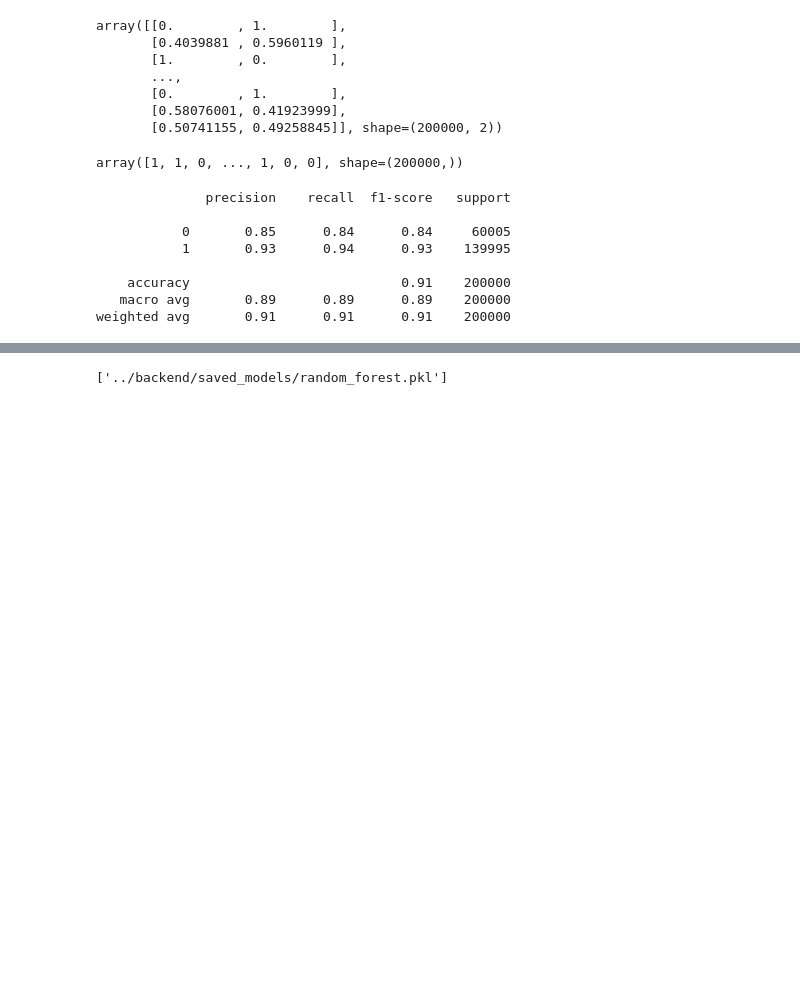
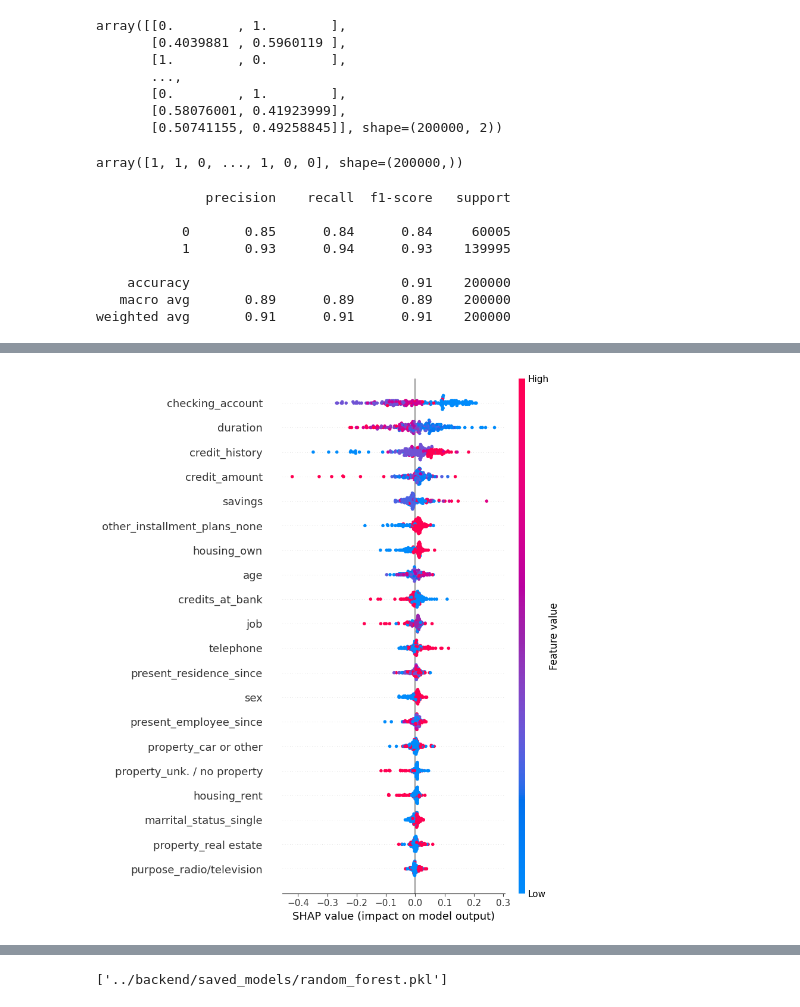
Before and after one commit to yurialvizi/tcc, a Jupyter notebook: models/2.random_forest.ipynb, the cells around one changed output, grey strips where cells are left out. Drawn from its saved outputs; the diff is of its cells as text; code cells hidden in the pictures; blank space fills up the shorter version.

```diff
--- a/models/2.random_forest.ipynb
+++ b/models/2.random_forest.ipynb
@@ -158,0 +179,10 @@ Normalized confusion matrix
+# %%
+explainer = shap.TreeExplainer(model)
+
+x_test_xai = x_test.sample(200, random_state=42)
+
+shap_values = explainer(x_test_xai)
+# %%
+shap.summary_plot(shap_values[:, :, 1], x_test_xai)
+# %% [output]
+[figure, added]
```
Also changed, not shown: parts of 7 cells of this notebook, 3 other files.
